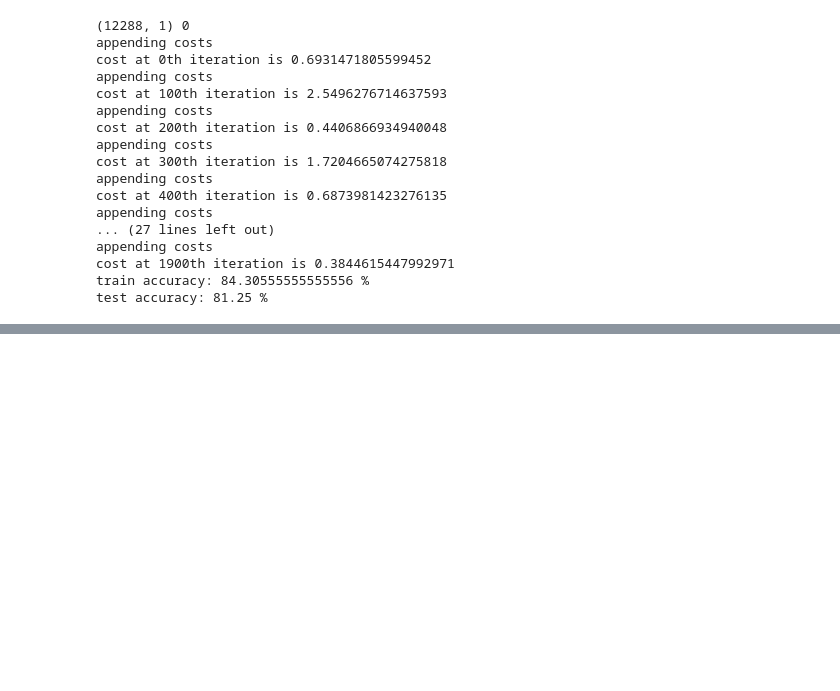
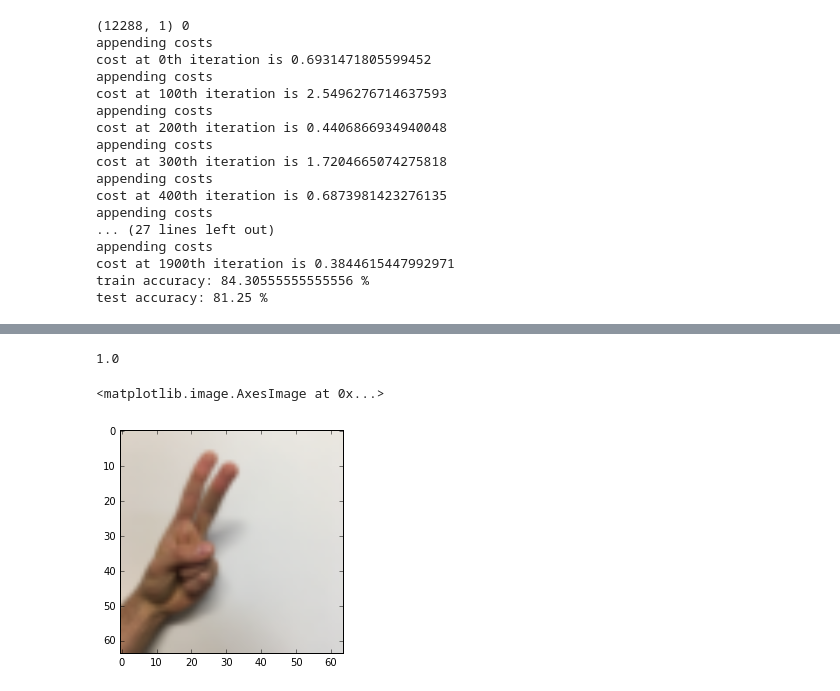
Before and after one commit to srinivasprashanth27/DeepLearning, a Jupyter notebook: Handsigns_dataset_gradient_descent_final.ipynb, the cells around one changed output, grey strips where cells are left out. Saved outputs shown, nothing was run; the diff lists cells and outputs as text; code cells hidden in the pictures; blank space fills up the shorter version.

```diff
--- a/Handsigns_dataset_gradient_descent_final.ipynb
+++ b/Handsigns_dataset_gradient_descent_final.ipynb
@@ -187,0 +207,23 @@ test accuracy: 81.25 %
+# %%
+#checking for the correctness of dataset
+list_2_train=[]
+list_2_test=[]
+for i in range(train_orig_y_2.shape[1]):
+    if (train_orig_y_2[0][i]==1.0):
+        list_2_train.append(i)
+for j in range(test_orig_y_2.shape[1]):
+    if(test_orig_y_2[0][j]==1.0):
+        list_2_test.append(j)
+#seems like a correct cone
+# %%
+test_orig_y_2[0][1]
+len(li_test_2)
+# %% [output]
+1.0
+# %%
+# plt.imshow(train_x_2[list_2[9]].reshape((64,64,3)))
+# plt.imshow(train_x_2[:,list_2[67]].reshape((64,64,3)))
+plt.imshow(test_x_2[:,list_2_test[3]].reshape((64,64,3)))
+# %% [output]
+<matplotlib.image.AxesImage at 0x...>
+[figure, added]
```
Also changed, not shown: parts of 7 cells of this notebook.
